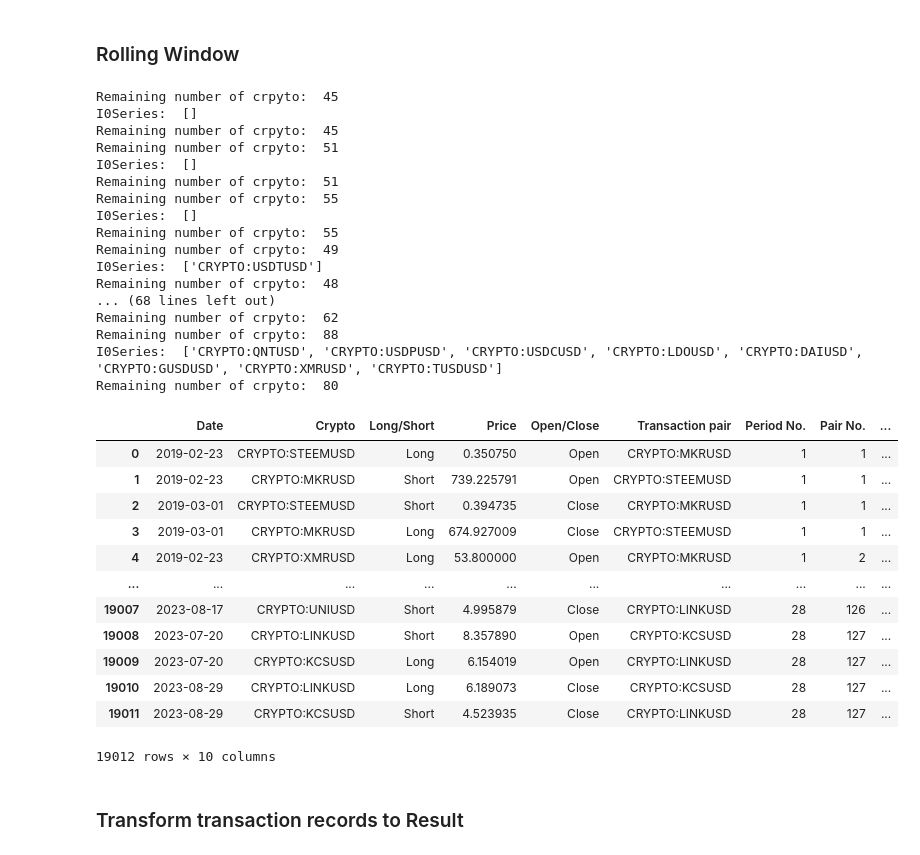
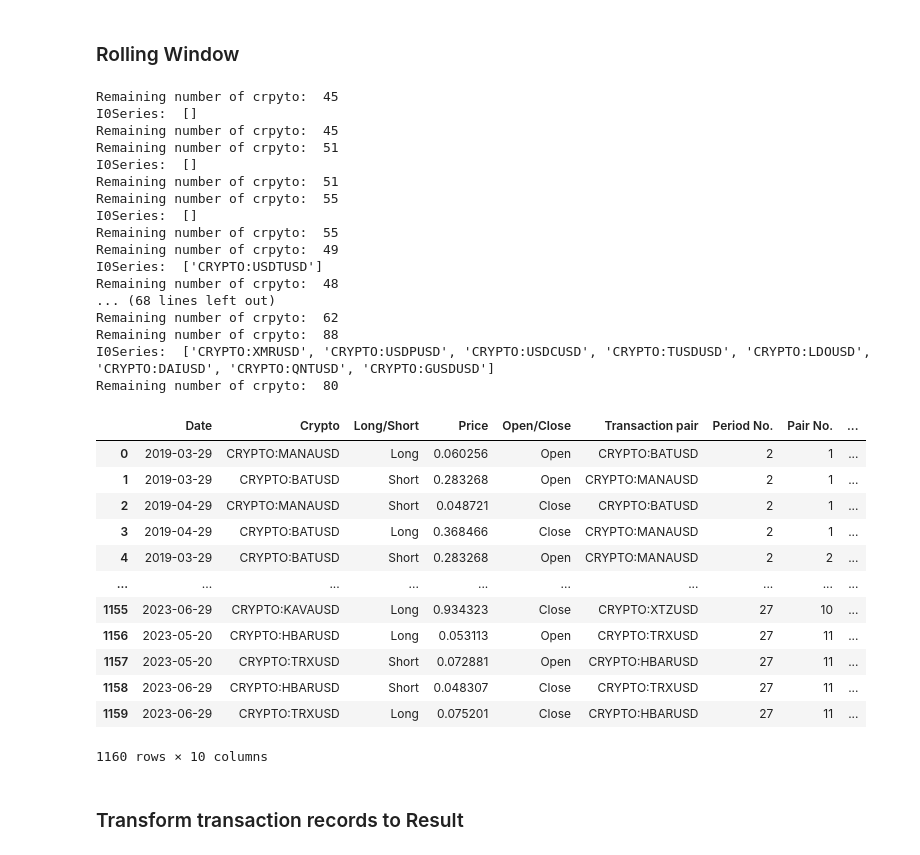
Before and after one commit to harryho71/CB4001, a Jupyter notebook: Cointegration Method.ipynb, the cells around one changed output. Saved outputs shown, nothing was run; the diff lists cells and outputs as text; code cells hidden in the pictures.

Commit message:
Update Kmean and categories filter

```diff
--- a/Cointegration Method.ipynb
+++ b/Cointegration Method.ipynb
@@ -258,6 +411,7 @@ for cutoffDate in pd.date_range(startDate, endDate, freq='2MS'):
     sampleCrypto = marketCapCryptoSelection(cryptoMarketCapRankDf, cutoffDate, cutoffRank)
     sampleCryptoPrice = cryptoPriceCleaning(cryptoPriceDf, sampleCrypto, cutoffDate, lookback)
     CointegratedPairs = cointegrationMethodSelection(sampleCryptoPrice, ADFtestThreshold)
+    CointegratedPairs = halfLifeFilter(sampleCryptoPrice, CointegratedPairs, noOfPair)
     Transaction, Spread = cointegrationMethodTrading(cryptoPriceDf, sampleCryptoPrice, CointegratedPairs, cutoffDate, forward, spreadThreshold, closeThreshold, False)
     Transaction['Period No.'] = period
     TransactionRecords = pd.concat([TransactionRecords, Transaction], ignore_index=True)
@@ -279,26 +433,26 @@ Remaining number of crpyto:  48
 ... (68 lines left out)
 Remaining number of crpyto:  62
 Remaining number of crpyto:  88
-I0Series:  ['CRYPTO:QNTUSD', 'CRYPTO:USDPUSD', 'CRYPTO:USDCUSD', 'CRYPTO:LDOUSD', 'CRYPTO:DAIUSD', 'CRYPTO:GUSDUSD', 'CRYPTO:XMRUSD', 'CRYPTO:TUSDUSD']
+I0Series:  ['CRYPTO:XMRUSD', 'CRYPTO:USDPUSD', 'CRYPTO:USDCUSD', 'CRYPTO:TUSDUSD', 'CRYPTO:LDOUSD', 'CRYPTO:DAIUSD', 'CRYPTO:QNTUSD', 'CRYPTO:GUSDUSD']
 Remaining number of crpyto:  80
 # %%
-# TransactionRecords.to_csv('Transactions_cointegration.csv')
-TransactionRecords = pd.read_csv('Transactions_cointegration.csv', index_col=0)
+# TransactionRecords.to_csv('Transactions_cointegration_half-life.csv')
+TransactionRecords = pd.read_csv('Transactions_cointegration_half-life.csv', index_col=0)
 TransactionRecords
 # %% [output]
 |  | Date | Crypto | Long/Short | Price | Open/Close | Transaction pair | Period No. | Pair No. | ... |
-| 0 | 2019-02-23 | CRYPTO:STEEMUSD | Long | 0.350750 | Open | CRYPTO:MKRUSD | 1 | 1 | ... |
-| 1 | 2019-02-23 | CRYPTO:MKRUSD | Short | 739.225791 | Open | CRYPTO:STEEMUSD | 1 | 1 | ... |
-| 2 | 2019-03-01 | CRYPTO:STEEMUSD | Short | 0.394735 | Close | CRYPTO:MKRUSD | 1 | 1 | ... |
-| 3 | 2019-03-01 | CRYPTO:MKRUSD | Long | 674.927009 | Close | CRYPTO:STEEMUSD | 1 | 1 | ... |
-| 4 | 2019-02-23 | CRYPTO:XMRUSD | Long | 53.800000 | Open | CRYPTO:MKRUSD | 1 | 2 | ... |
+| 0 | 2019-03-29 | CRYPTO:MANAUSD | Long | 0.060256 | Open | CRYPTO:BATUSD | 2 | 1 | ... |
+| 1 | 2019-03-29 | CRYPTO:BATUSD | Short | 0.283268 | Open | CRYPTO:MANAUSD | 2 | 1 | ... |
+| 2 | 2019-04-29 | CRYPTO:MANAUSD | Short | 0.048721 | Close | CRYPTO:BATUSD | 2 | 1 | ... |
+| 3 | 2019-04-29 | CRYPTO:BATUSD | Long | 0.368466 | Close | CRYPTO:MANAUSD | 2 | 1 | ... |
+| 4 | 2019-03-29 | CRYPTO:BATUSD | Short | 0.283268 | Open | CRYPTO:MANAUSD | 2 | 2 | ... |
 | ... | ... | ... | ... | ... | ... | ... | ... | ... | ... |
-| 19007 | 2023-08-17 | CRYPTO:UNIUSD | Short | 4.995879 | Close | CRYPTO:LINKUSD | 28 | 126 | ... |
-| 19008 | 2023-07-20 | CRYPTO:LINKUSD | Short | 8.357890 | Open | CRYPTO:KCSUSD | 28 | 127 | ... |
-| 19009 | 2023-07-20 | CRYPTO:KCSUSD | Long | 6.154019 | Open | CRYPTO:LINKUSD | 28 | 127 | ... |
-| 19010 | 2023-08-29 | CRYPTO:LINKUSD | Long | 6.189073 | Close | CRYPTO:KCSUSD | 28 | 127 | ... |
-| 19011 | 2023-08-29 | CRYPTO:KCSUSD | Short | 4.523935 | Close | CRYPTO:LINKUSD | 28 | 127 | ... |
+| 1155 | 2023-06-29 | CRYPTO:KAVAUSD | Long | 0.934323 | Close | CRYPTO:XTZUSD | 27 | 10 | ... |
+| 1156 | 2023-05-20 | CRYPTO:HBARUSD | Long | 0.053113 | Open | CRYPTO:TRXUSD | 27 | 11 | ... |
+| 1157 | 2023-05-20 | CRYPTO:TRXUSD | Short | 0.072881 | Open | CRYPTO:HBARUSD | 27 | 11 | ... |
+| 1158 | 2023-06-29 | CRYPTO:HBARUSD | Short | 0.048307 | Close | CRYPTO:TRXUSD | 27 | 11 | ... |
+| 1159 | 2023-06-29 | CRYPTO:TRXUSD | Long | 0.075201 | Close | CRYPTO:HBARUSD | 27 | 11 | ... |
-19012 rows × 10 columns
+1160 rows × 10 columns
 # %%
 # SpreadRecords.to_csv('Spread_cointegration.csv')
 # %% [markdown]
```
Also changed, not shown: parts of 13 cells of this notebook, 25 other files.
